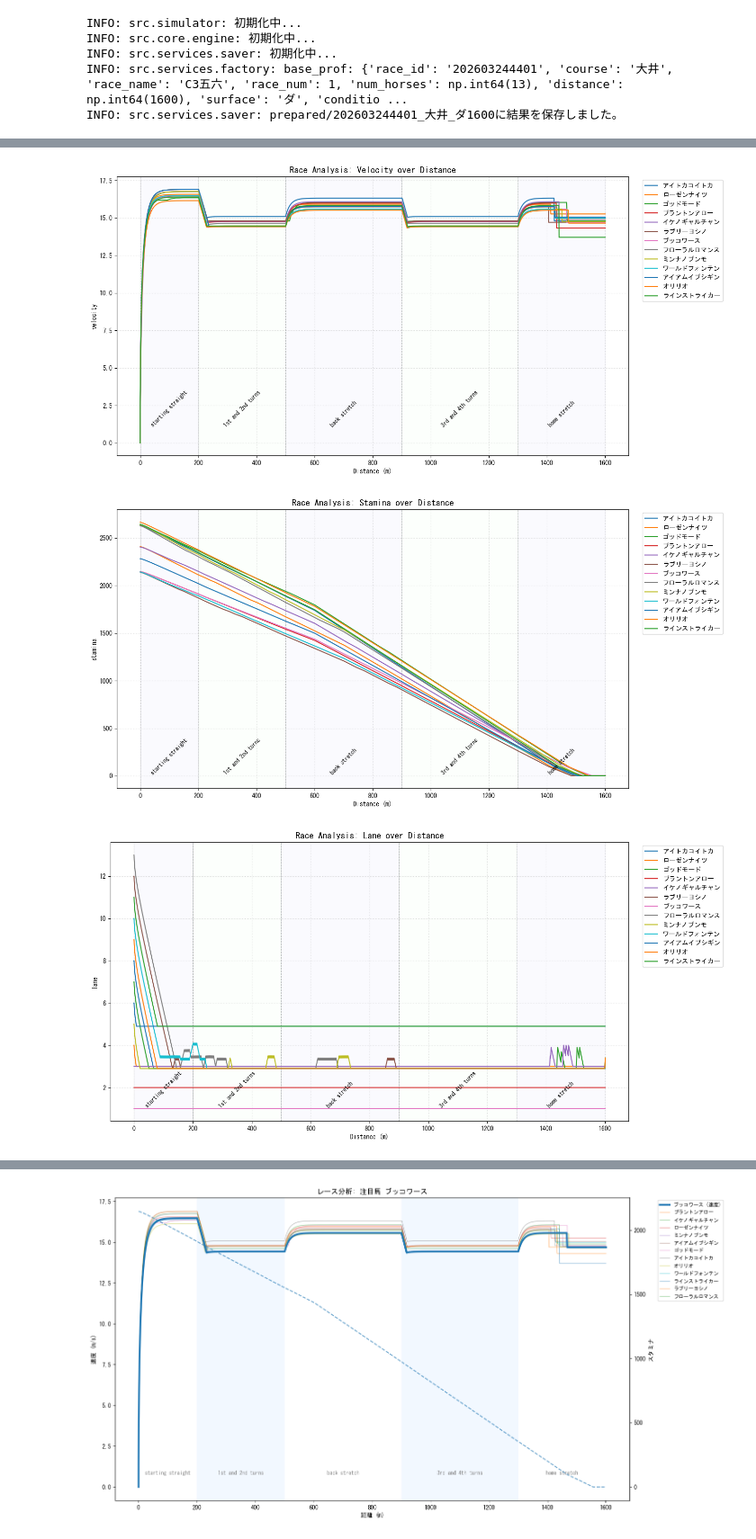
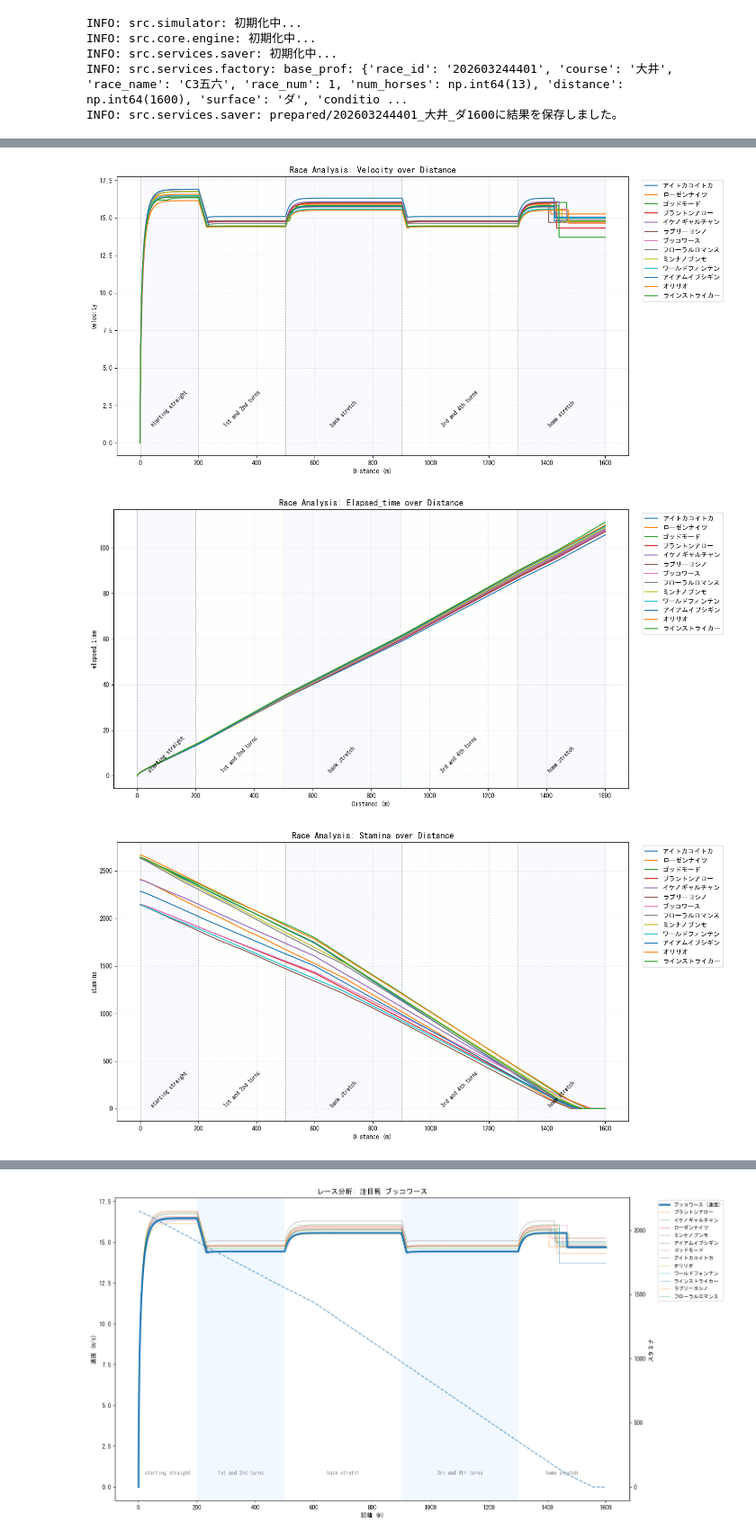
Before and after one commit to My-Game-Manage/NKSimulator, a Jupyter notebook: notebooks/experimental_lab.ipynb, the cells around one changed output, grey strips where cells are left out. Shown at 90% size. Cells and saved outputs as stored; diff of their text form; code cells hidden in the pictures.

```diff
--- a/notebooks/experimental_lab.ipynb
+++ b/notebooks/experimental_lab.ipynb
@@ -73,13 +71,15 @@ INFO: src.services.research_helper: researchs/202603244401_大井_ダ1600に結
 # %%
 # プロット描写
 from src.services.research_helper import RaceResultPlotter
 
 plotter = RaceResultPlotter(race_info.profile, history)
 
 plotter.plot_race_analysis(history, race_info.profile, "velocity")
+plotter.plot_race_analysis(history, race_info.profile, "elapsed_time")
 plotter.plot_race_analysis(history, race_info.profile, "stamina")
 plotter.plot_race_analysis(history, race_info.profile, "lane")
+plotter.plot_race_rank_history(history, race_info.profile)
 # %% [output]
 [figure]
-[figure, old version]
+[figure, new version]
-[figure, old version]
+[figure, new version]
```
Also changed, not shown: parts of 2 cells of this notebook, 1 other file.
